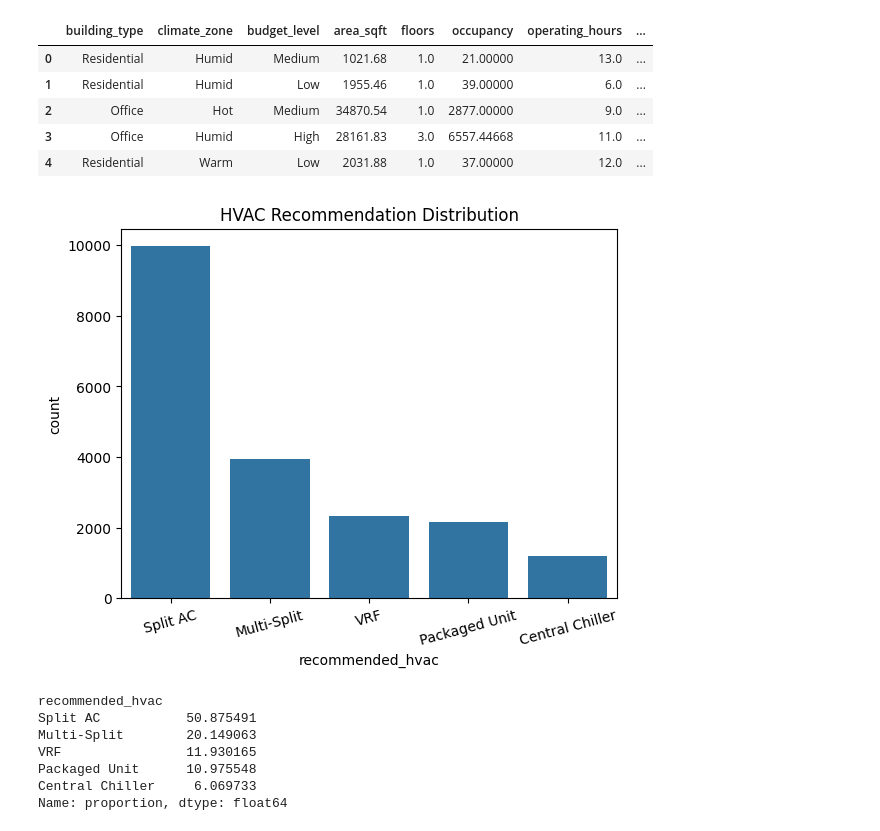
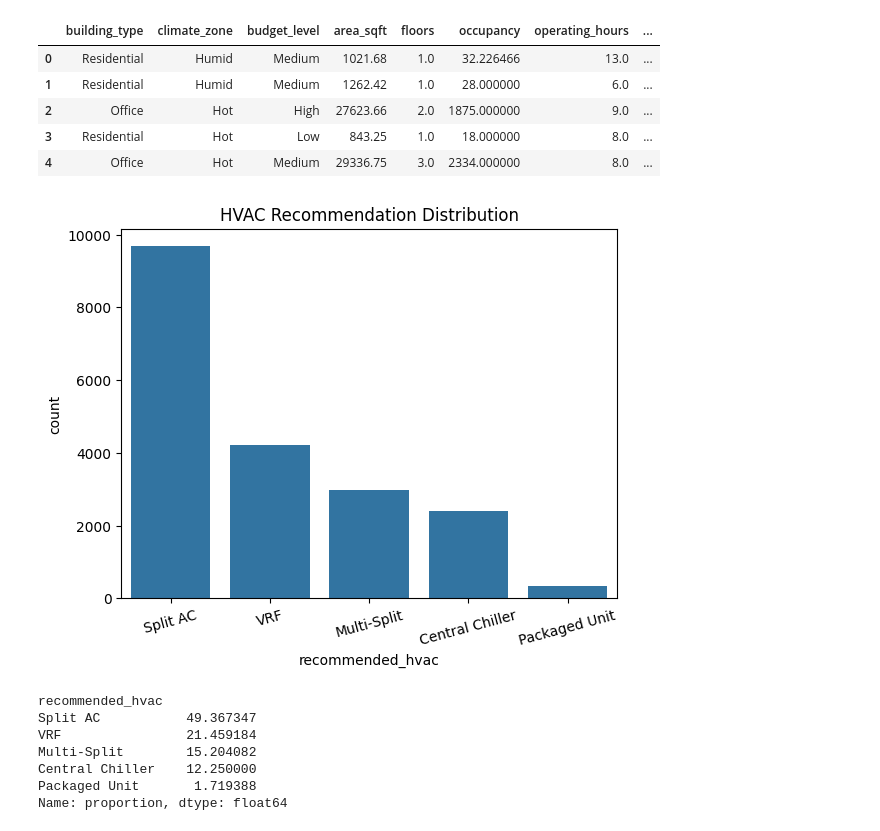
Before and after one commit to sarthakghavghave/hvac-recommendation-system, a Jupyter notebook: notebooks/01_data_generation.ipynb, the cells around one changed output. Saved outputs shown, nothing was run; the diff lists cells and outputs as text; code cells hidden in the pictures.

```diff
--- a/notebooks/01_data_generation.ipynb
+++ b/notebooks/01_data_generation.ipynb
@@ -8,12 +8,12 @@ from pathlib import Path
 
 PROJECT_ROOT = Path().resolve().parent
 # %%
-data = pd.read_csv(PROJECT_ROOT / "data/raw/hvac_synthetic_dataset.csv")
+data = pd.read_csv(PROJECT_ROOT / "data/raw/hvac_synthetic_dataset_v2.csv")
 data.head()
 # %% [output]
 |  | building_type | climate_zone | budget_level | area_sqft | floors | occupancy | operating_hours | ... |
-| 0 | Residential | Humid | Medium | 1021.68 | 1.0 | 21.00000 | 13.0 | ... |
-| 1 | Residential | Humid | Low | 1955.46 | 1.0 | 39.00000 | 6.0 | ... |
-| 2 | Office | Hot | Medium | 34870.54 | 1.0 | 2877.00000 | 9.0 | ... |
-| 3 | Office | Humid | High | 28161.83 | 3.0 | 6557.44668 | 11.0 | ... |
-| 4 | Residential | Warm | Low | 2031.88 | 1.0 | 37.00000 | 12.0 | ... |
+| 0 | Residential | Humid | Medium | 1021.68 | 1.0 | 32.226466 | 13.0 | ... |
+| 1 | Residential | Humid | Medium | 1262.42 | 1.0 | 28.000000 | 6.0 | ... |
+| 2 | Office | Hot | High | 27623.66 | 2.0 | 1875.000000 | 9.0 | ... |
+| 3 | Residential | Hot | Low | 843.25 | 1.0 | 18.000000 | 8.0 | ... |
+| 4 | Office | Hot | Medium | 29336.75 | 3.0 | 2334.000000 | 8.0 | ... |
@@ -30,7 +28,7 @@ plt.title("HVAC Recommendation Distribution")
 plt.xticks(rotation=15)
 plt.show()
 # %% [output]
-[figure, old version]
+[figure, new version]
 # %%
 print(
     data["recommended_hvac"]
@@ -38,11 +36,11 @@ print(
 )
 # %% [output]
 recommended_hvac
-Split AC           50.875491
-Multi-Split        20.149063
-VRF                11.930165
-Packaged Unit      10.975548
-Central Chiller     6.069733
+Split AC           49.367347
+VRF                21.459184
+Multi-Split        15.204082
+Central Chiller    12.250000
+Packaged Unit       1.719388
 Name: proportion, dtype: float64
 # %%
 numeric_df = data.select_dtypes(include=np.number)
```
Also changed, not shown: parts of 4 cells of this notebook, 1 other file.
